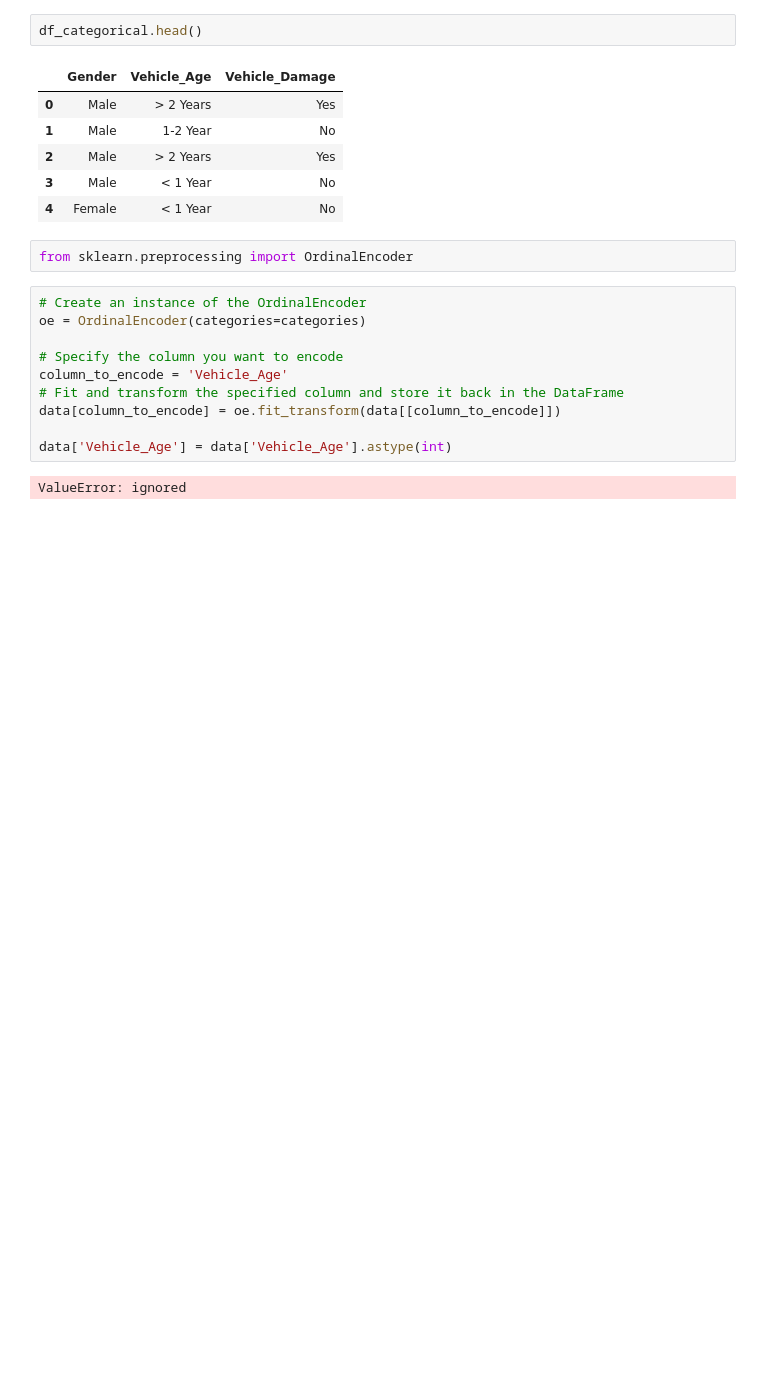
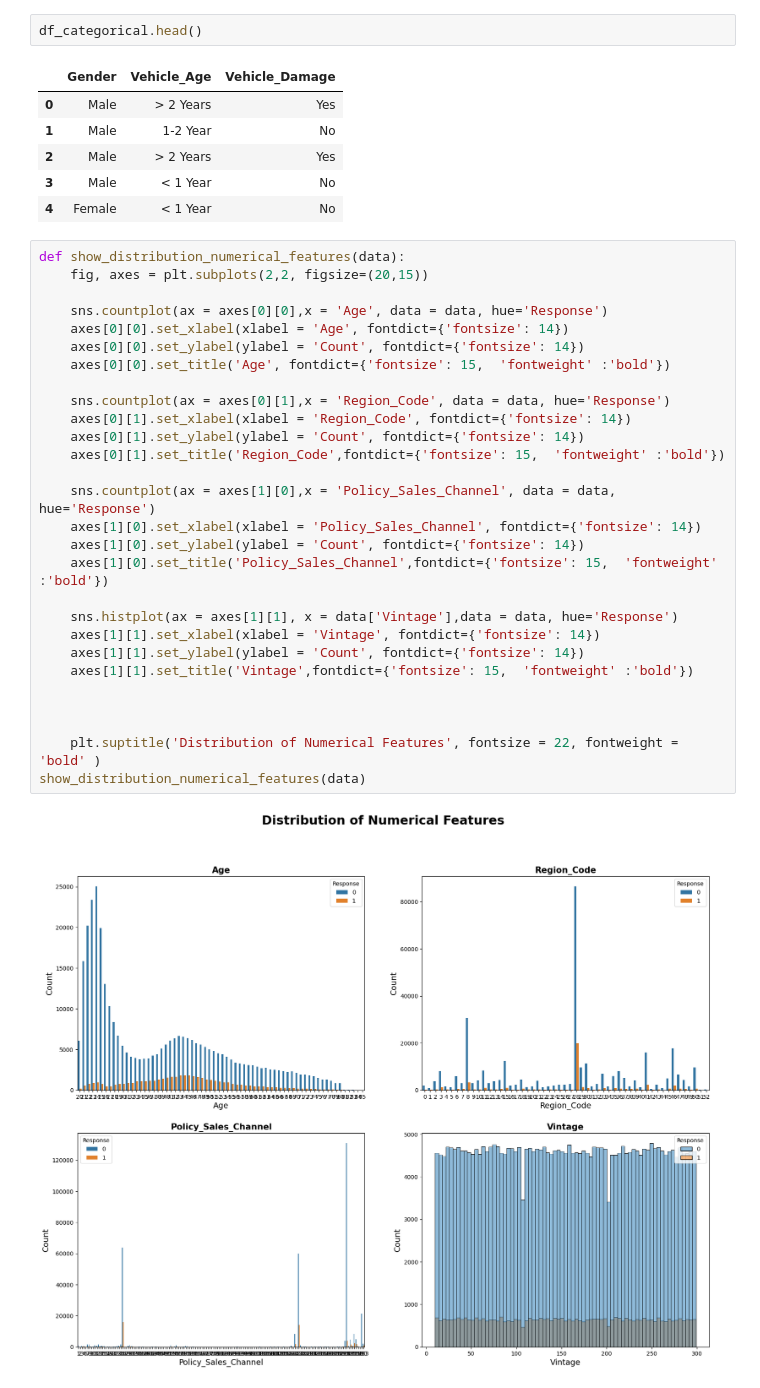
Before and after one commit to Rosharma307/health_insurance_cross_sell_pridiction, a Jupyter notebook: health_insurance_cross_sell_prediction.ipynb, the cells around one changed output. Saved outputs shown, nothing was run; the diff lists cells and outputs as text; blank space fills up the shorter version.

```diff
--- a/health_insurance_cross_sell_prediction.ipynb
+++ b/health_insurance_cross_sell_prediction.ipynb
@@ -154,17 +274,33 @@ df_categorical.head()
 | 2 | Male | > 2 Years | Yes |
 | 3 | Male | < 1 Year | No |
 | 4 | Female | < 1 Year | No |
-# %%
-from sklearn.preprocessing import OrdinalEncoder
-# %%
-# Create an instance of the OrdinalEncoder
-oe = OrdinalEncoder(categories=categories)
-
-# Specify the column you want to encode
-column_to_encode = 'Vehicle_Age'
-# Fit and transform the specified column and store it back in the DataFrame
-data[column_to_encode] = oe.fit_transform(data[[column_to_encode]])
-
-data['Vehicle_Age'] = data['Vehicle_Age'].astype(int)
-# %% [output]
-ValueError: ignored
+# %%
+def show_distribution_numerical_features(data):
+    fig, axes = plt.subplots(2,2, figsize=(20,15))
+
+    sns.countplot(ax = axes[0][0],x = 'Age', data = data, hue='Response')
+    axes[0][0].set_xlabel(xlabel = 'Age', fontdict={'fontsize': 14})
+    axes[0][0].set_ylabel(ylabel = 'Count', fontdict={'fontsize': 14})
+    axes[0][0].set_title('Age', fontdict={'fontsize': 15,  'fontweight' :'bold'})
+
+    sns.countplot(ax = axes[0][1],x = 'Region_Code', data = data, hue='Response')
+    axes[0][1].set_xlabel(xlabel = 'Region_Code', fontdict={'fontsize': 14})
+    axes[0][1].set_ylabel(ylabel = 'Count', fontdict={'fontsize': 14})
+    axes[0][1].set_title('Region_Code',fontdict={'fontsize': 15,  'fontweight' :'bold'})
+
+    sns.countplot(ax = axes[1][0],x = 'Policy_Sales_Channel', data = data, hue='Response')
+    axes[1][0].set_xlabel(xlabel = 'Policy_Sales_Channel', fontdict={'fontsize': 14})
+    axes[1][0].set_ylabel(ylabel = 'Count', fontdict={'fontsize': 14})
+    axes[1][0].set_title('Policy_Sales_Channel',fontdict={'fontsize': 15,  'fontweight' :'bold'})
+
+    sns.histplot(ax = axes[1][1], x = data['Vintage'],data = data, hue='Response')
+    axes[1][1].set_xlabel(xlabel = 'Vintage', fontdict={'fontsize': 14})
+    axes[1][1].set_ylabel(ylabel = 'Count', fontdict={'fontsize': 14})
+    axes[1][1].set_title('Vintage',fontdict={'fontsize': 15,  'fontweight' :'bold'})
+
+
+
+    plt.suptitle('Distribution of Numerical Features', fontsize = 22, fontweight = 'bold' )
+show_distribution_numerical_features(data)
+# %% [output]
+[figure, added]
```
Also changed, not shown: parts of 34 cells of this notebook.
